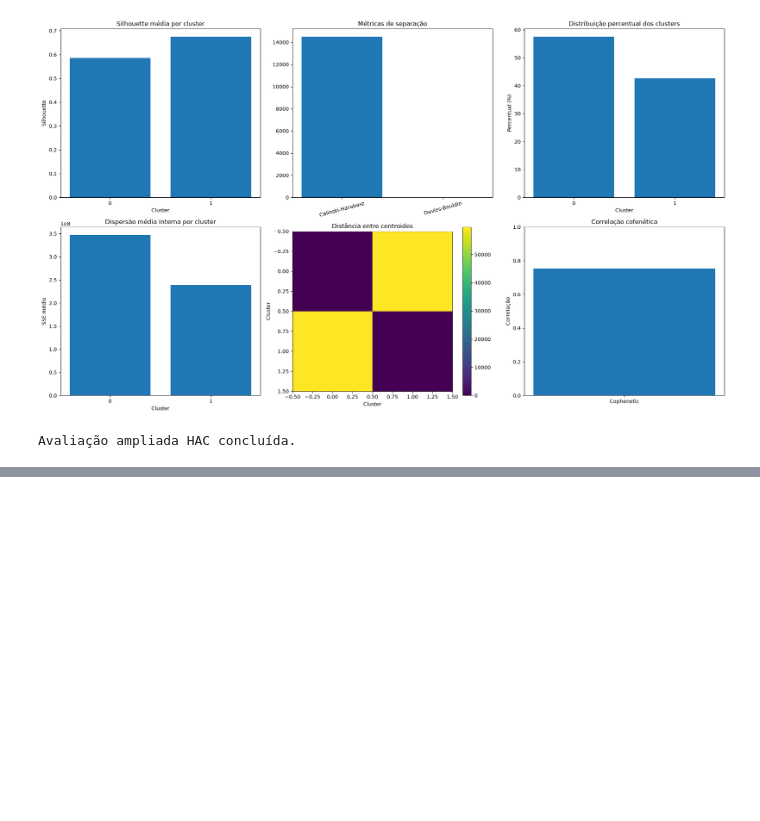
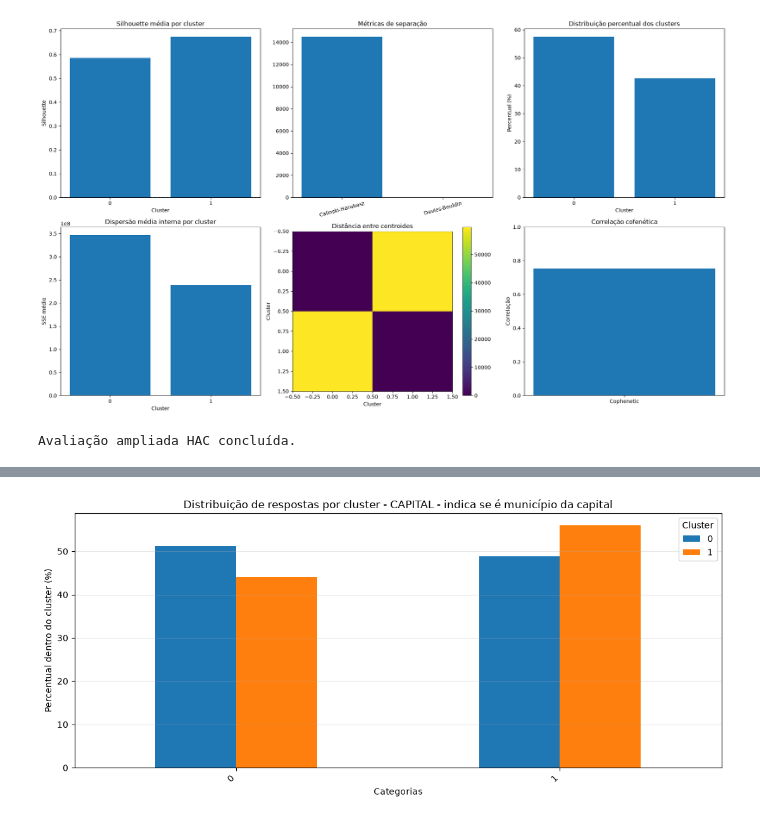
Before and after one commit to jacomassi04/Suicidio_adolescentes_Brasil, a Jupyter notebook: 05_K-Means_HAC_GMM_DBScan_pos_MCA (Nao supervisionados)/03_HAC_pos_MCA.ipynb, the cells around one changed output, grey strips where cells are left out. Drawn from its saved outputs; the diff is of its cells as text; code cells hidden in the pictures; blank space fills up the shorter version.

```diff
--- a/05_K-Means_HAC_GMM_DBScan_pos_MCA (Nao supervisionados)/03_HAC_pos_MCA.ipynb
+++ b/05_K-Means_HAC_GMM_DBScan_pos_MCA (Nao supervisionados)/03_HAC_pos_MCA.ipynb
@@ -786,0 +1171,85 @@ Avaliação ampliada HAC concluída.
+# %%
+# ============================================================
+# 12. PERFIL DESCRITIVO DOS CLUSTERS
+# ============================================================
+
+variaveis = [
+    c for c in df_clusters.columns
+    if c != "Cluster"
+    and not c.lower().startswith(("id_", "codigo", "cod_"))
+]
+
+# Converter respostas para formato categórico de análise
+df_analise = df_clusters[variaveis].copy()
+
+for col in variaveis:
+    df_analise[col] = (
+        df_analise[col]
+        .astype("object")
+        .fillna("Não informado")
+        .astype(str)
+    )
+
+df_analise["Cluster"] = df_clusters["Cluster"].values
+
+# ------------------------------------------------------------
+# FUNÇÃO PARA CALCULAR DISTRIBUIÇÃO
+# ------------------------------------------------------------
+
+perfis = []
+
+for variavel in variaveis:
+
+    tabela = pd.crosstab(
+        df_analise[variavel],
+        df_analise["Cluster"],
+        normalize="columns"
+    ) * 100
+
+    for categoria in tabela.index:
+
+        for cluster in tabela.columns:
+
+            perfis.append({
+                "Variavel": variavel,
+                "Categoria": categoria,
+                "Cluster": cluster,
+                "Percentual": tabela.loc[categoria, cluster]
+            })
+
+df_perfis = pd.DataFrame(perfis)
+
+print("PERFIL DE RESPOSTAS POR CLUSTER")
+
+display(df_perfis.round(2))
+
+# ------------------------------------------------------------
+# EXEMPLO DE VISUALIZAÇÃO DE UMA VARIÁVEL
+# ------------------------------------------------------------
+
+variavel_exemplo = variaveis[0]
+
+tabela_exemplo = pd.crosstab(
+    df_analise[variavel_exemplo],
+    df_analise["Cluster"],
+    normalize="columns"
+) * 100
+
+tabela_exemplo.plot(
+    kind="bar",
+    figsize=(11, 5)
+)
+
+plt.title(
+    f"Distribuição de respostas por cluster - {variavel_exemplo}"
+)
+
+plt.xlabel("Categorias")
+plt.ylabel("Percentual dentro do cluster (%)")
+
+plt.xticks(rotation=45, ha="right")
+plt.legend(title="Cluster")
+plt.grid(axis="y", alpha=0.3)
+plt.tight_layout()
+plt.show()
+# %% [output]
@@ -786,0 +1270 @@ Avaliação ampliada HAC concluída.
+[figure, added]
```
Also changed, not shown: parts of 6 cells of this notebook, 3 other files.
